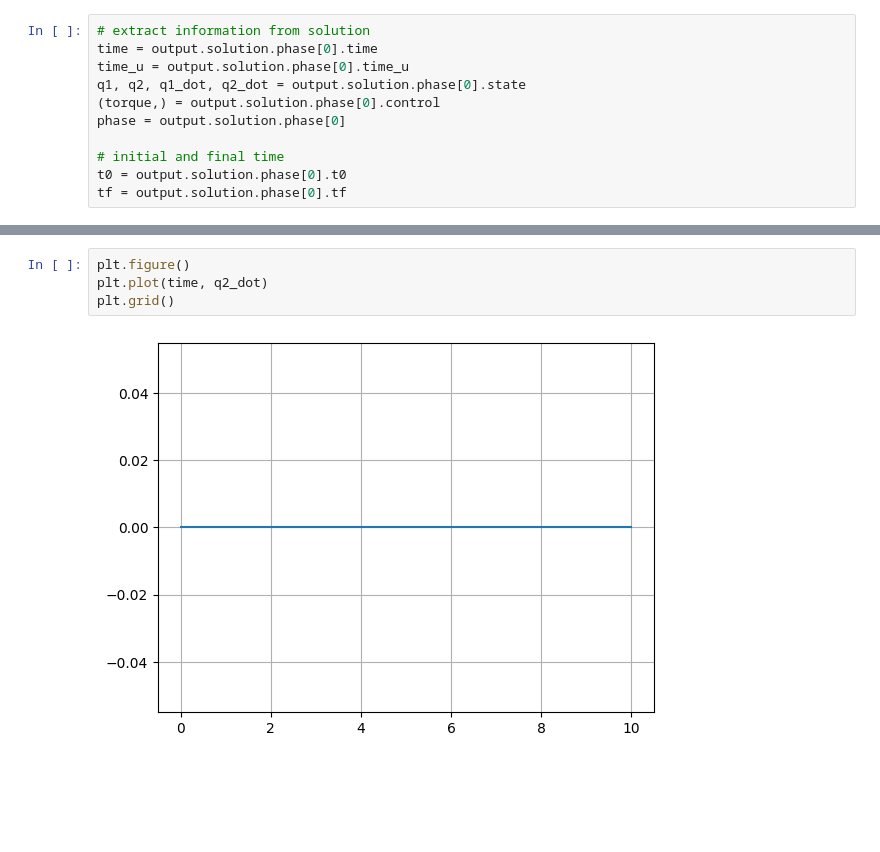
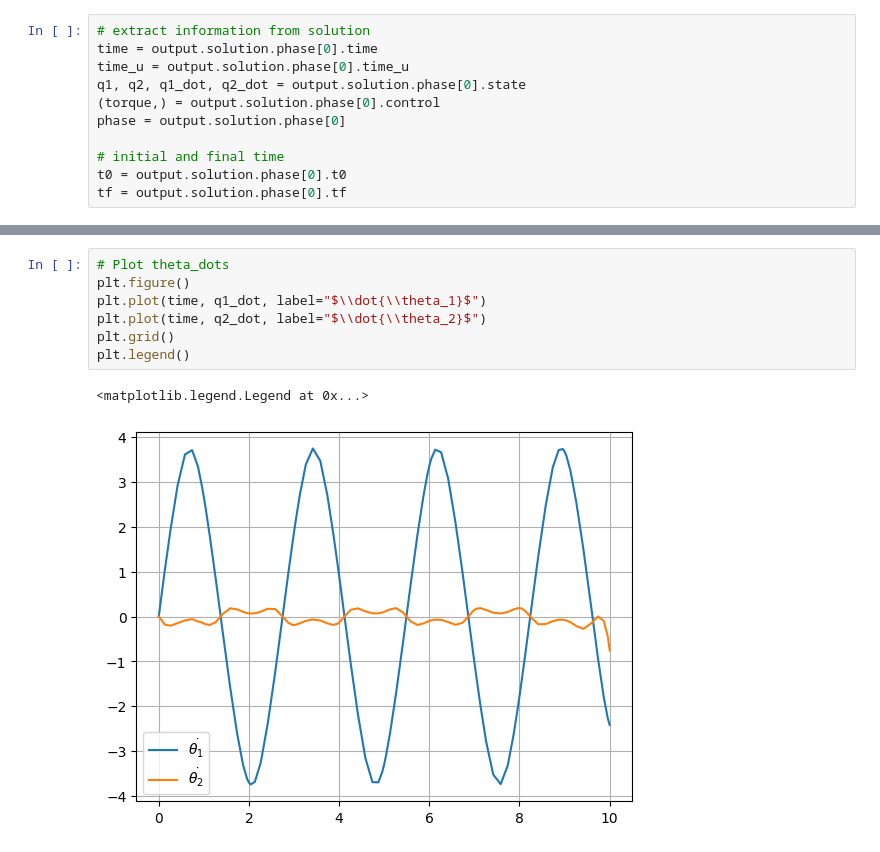
Before and after one commit to aneesas/1632-project, a Jupyter notebook: acrobot_yapss.ipynb, the cells around one changed output, grey strips where cells are left out. Cells and saved outputs as stored; diff of their text form; blank space fills up the shorter version.

```diff
--- a/acrobot_yapss.ipynb
+++ b/acrobot_yapss.ipynb
@@ -164,6 +164,10 @@ tf = output.solution.phase[0].tf
 # %%
+# Plot theta_dots
 plt.figure()
-plt.plot(time, q2_dot)
+plt.plot(time, q1_dot, label="$\\dot{\\theta_1}$")
+plt.plot(time, q2_dot, label="$\\dot{\\theta_2}$")
 plt.grid()
+plt.legend()
 # %% [output]
+<matplotlib.legend.Legend at 0x...>
-[figure, old version]
+[figure, new version]
```
Also changed, not shown: parts of 11 cells of this notebook, 3 other files.
